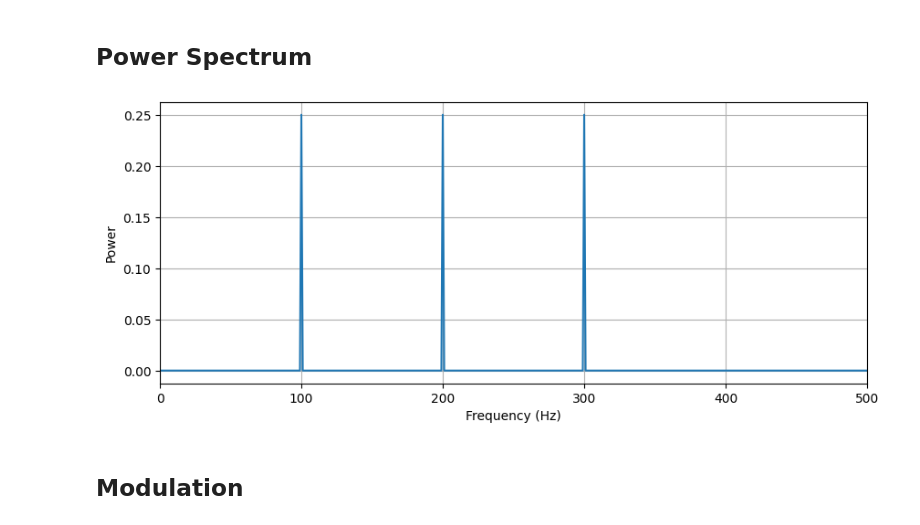
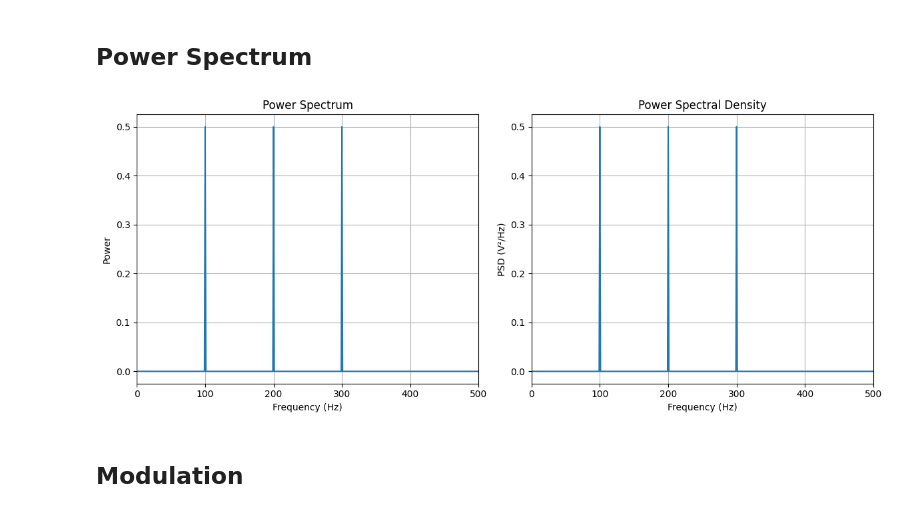
Before and after one commit to bibekjoshi01/ai-ml-journey, a Jupyter notebook: comm lab/power_spectrum.ipynb, the cells around one changed output. Drawn from its saved outputs; the diff is of its cells as text; code cells hidden in the pictures.

```diff
--- a/comm lab/power_spectrum.ipynb
+++ b/comm lab/power_spectrum.ipynb
@@ -30,34 +30,47 @@ ax1.grid(True)
 # %%
 import numpy as np
 import matplotlib.pyplot as plt
 
 fs = 4000
-f1, f2, f3 = 100, 200, 300
-
+f = [100, 200, 300]
 t = np.arange(0, 1, 1/fs)
-x = np.sin(2*np.pi*f1*t) + np.sin(2*np.pi*f2*t) + np.sin(2*np.pi*f3*t)
-
+x = np.sum([np.sin(2*np.pi*fi*t) for fi in f], axis=0)
 N = len(x)
 
-# FFT
-X = np.fft.fft(x)
+# FFT (rfft for positive frequencies only)
+X = np.fft.rfft(x)
+freq = np.fft.rfftfreq(N, 1/fs)
 
-# Positive frequencies only
-freq = np.fft.fftfreq(N, d=1/fs)
-pos = freq >= 0
+# Power spectrum (corrected)
+power = (np.abs(X)**2) / N**2
+power[1:-1] *= 2
 
-# Power spectrum
-power = (np.abs(X[pos]) / N)**2
+# PSD
+psd = power / (fs / N)
 
-plt.figure(figsize=(10,4))
-plt.plot(freq[pos], power)
-plt.xlim(0, 500)
+# Plots
+plt.figure(figsize=(12,5))
+
+plt.subplot(1,2,1)
+plt.plot(freq, power)
+plt.title("Power Spectrum")
 plt.xlabel("Frequency (Hz)")
 plt.ylabel("Power")
+plt.xlim(0, 500)
 plt.grid(True)
+
+plt.subplot(1,2,2)
+plt.plot(freq, psd)
+plt.title("Power Spectral Density")
+plt.xlabel("Frequency (Hz)")
+plt.ylabel("PSD (V²/Hz)")
+plt.xlim(0, 500)
+plt.grid(True)
+
+plt.tight_layout()
 plt.show()
 # %% [output]
-[figure, old version]
+[figure, new version]
 # %% [markdown]
 ## Modulation
 # %%
```
Also changed, not shown: parts of 2 cells of this notebook, 1 other file.
